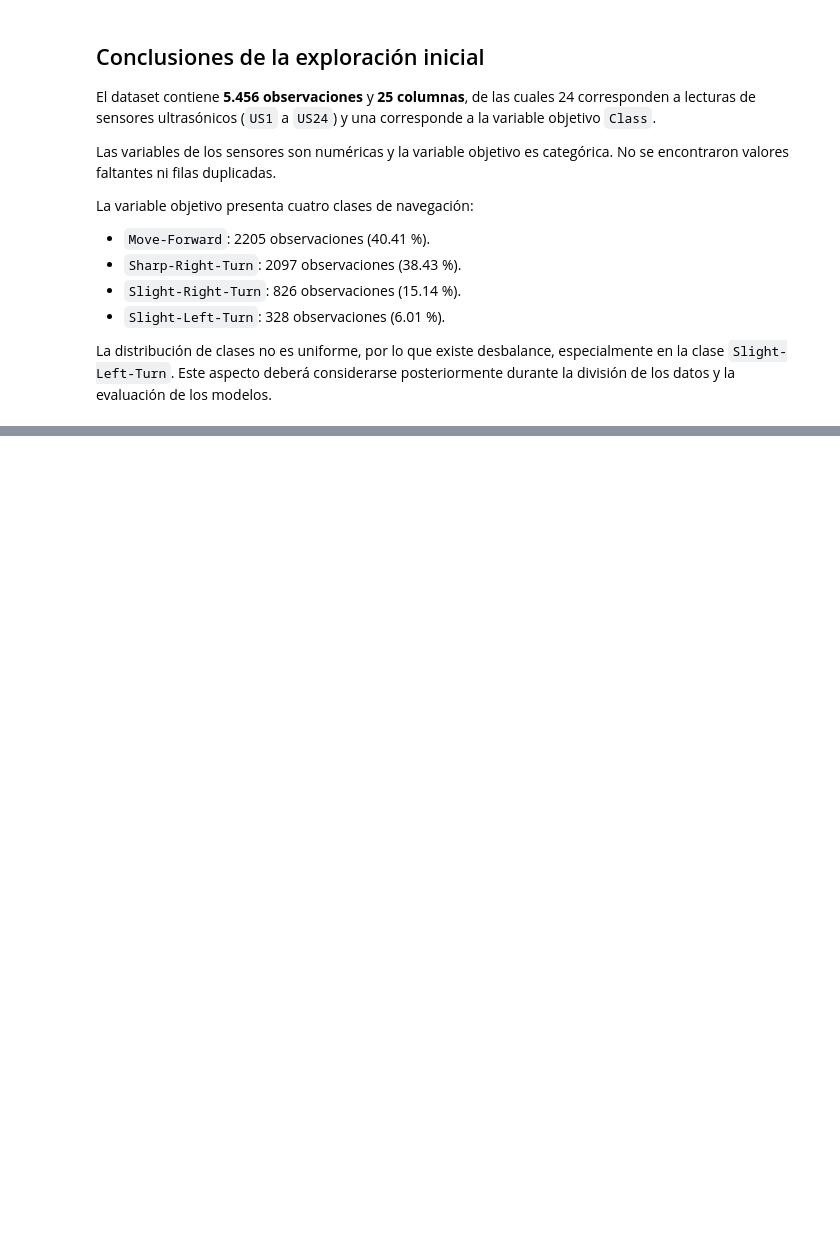
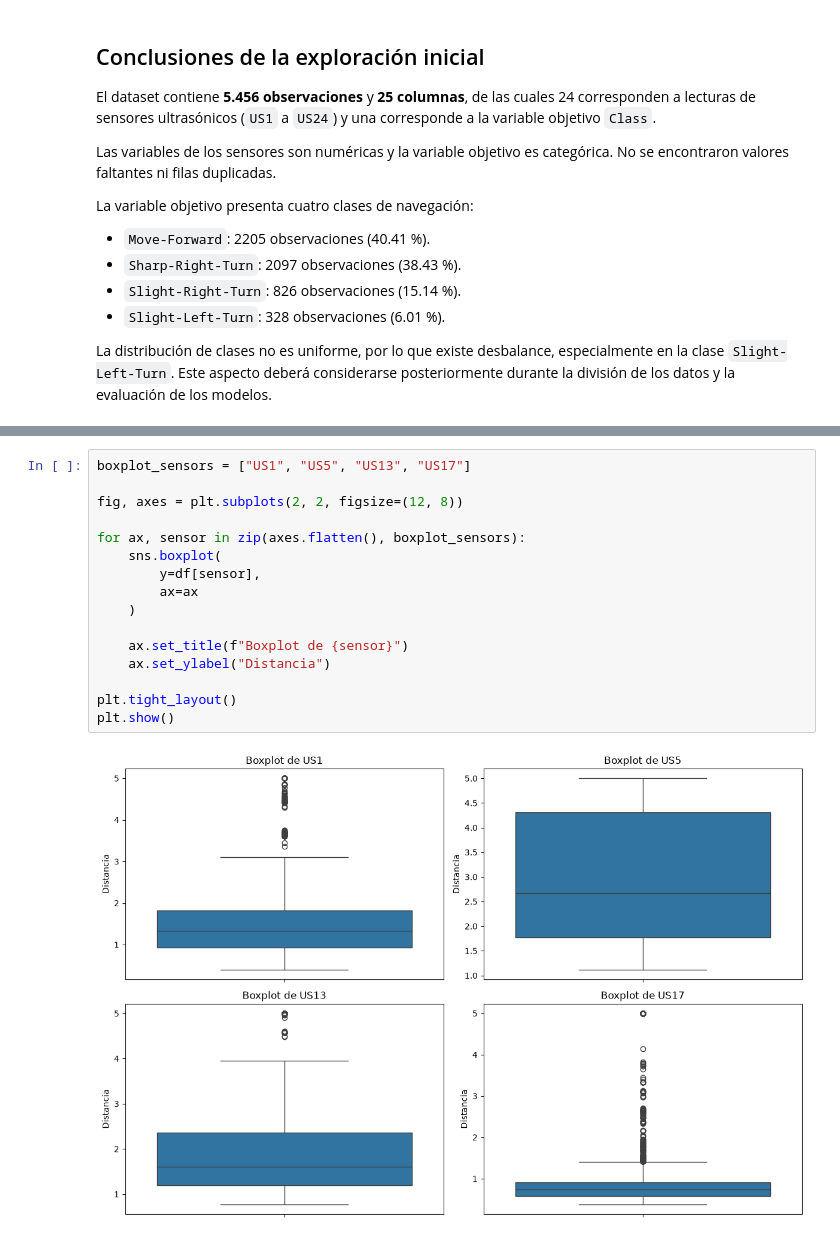
Before and after one commit to cristian-zurita/ml-practica1-zurita, a Jupyter notebook: notebooks/01_eda.ipynb, the cells around one changed output, grey strips where cells are left out. Drawn from its saved outputs; the diff is of its cells as text; blank space fills up the shorter version.

```diff
--- a/notebooks/01_eda.ipynb
+++ b/notebooks/01_eda.ipynb
@@ -220,0 +277,18 @@ posteriormente durante la división de los datos y la evaluación de los modelos
+# %%
+boxplot_sensors = ["US1", "US5", "US13", "US17"]
+
+fig, axes = plt.subplots(2, 2, figsize=(12, 8))
+
+for ax, sensor in zip(axes.flatten(), boxplot_sensors):
+    sns.boxplot(
+        y=df[sensor],
+        ax=ax
+    )
+
+    ax.set_title(f"Boxplot de {sensor}")
+    ax.set_ylabel("Distancia")
+
+plt.tight_layout()
+plt.show()
+# %% [output]
+[figure, added]
```
Also changed, not shown: parts of 18 cells of this notebook, 2 other files.
